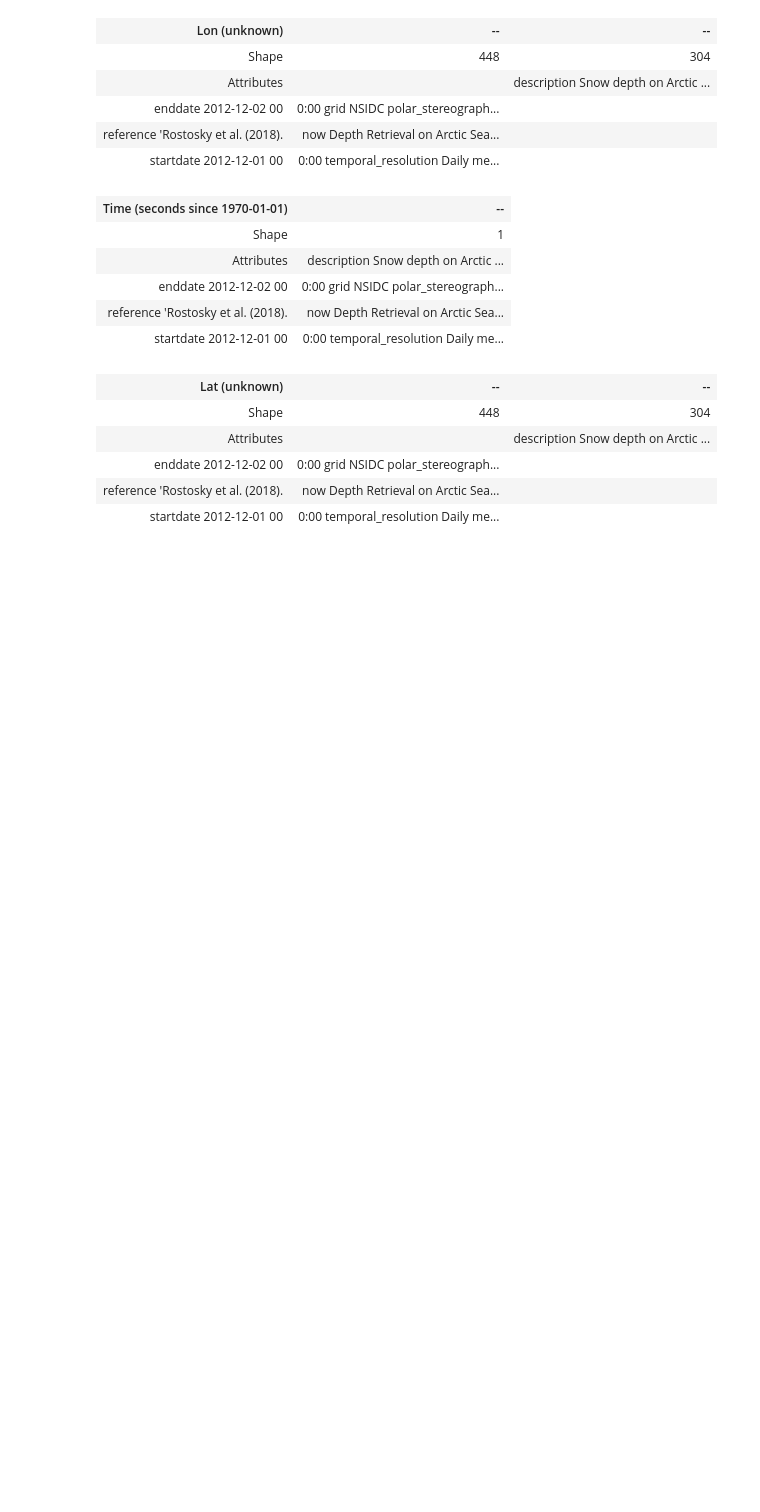
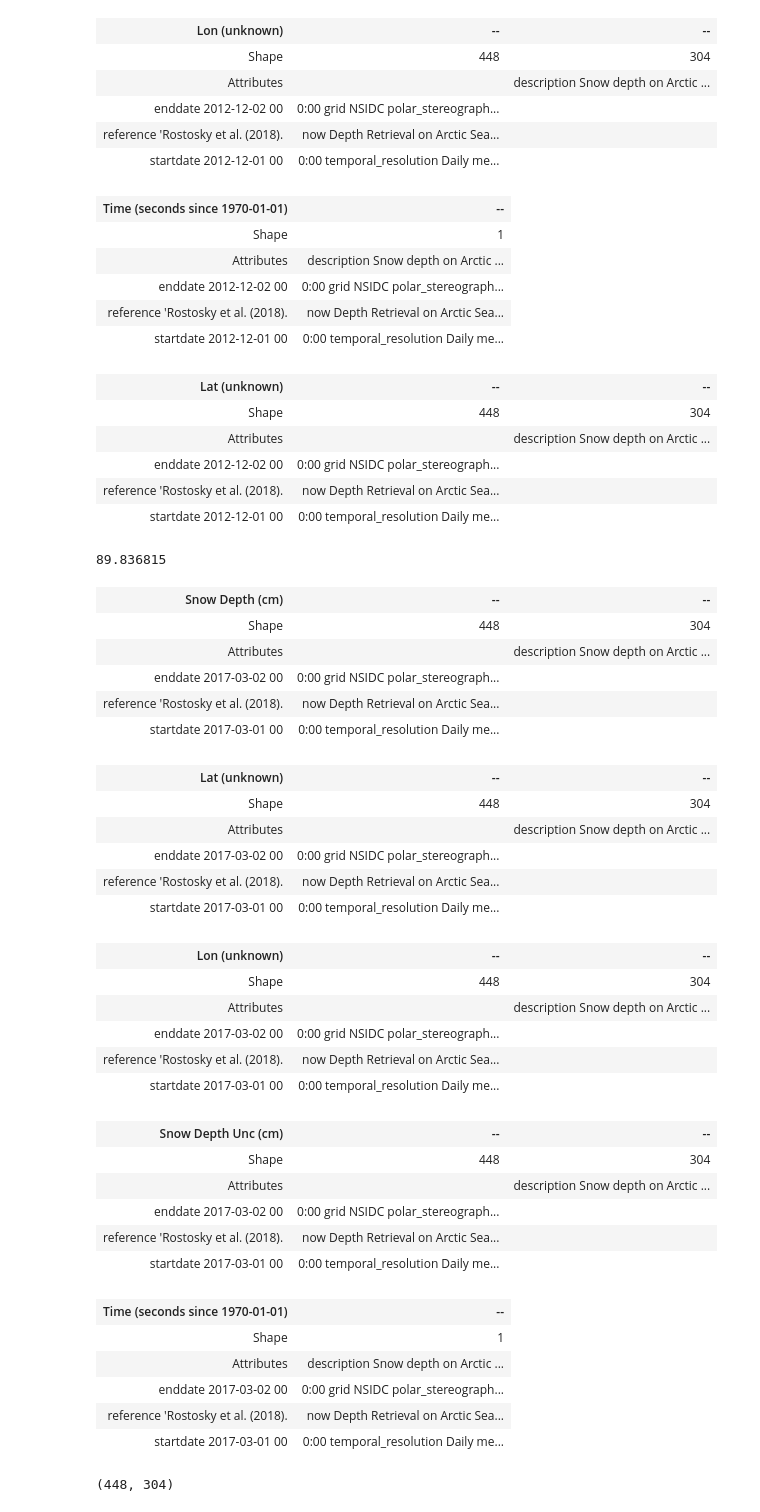
Before and after one commit to bazilsky/jupyter_local, a Jupyter notebook: netcdf/snow_depth.ipynb, the cells around one changed output. Cells and saved outputs as stored; diff of their text form; code cells hidden in the pictures; blank space fills up the shorter version.

```diff
--- a/netcdf/snow_depth.ipynb
+++ b/netcdf/snow_depth.ipynb
@@ -174,3 +178,44 @@ cube1
 | enddate 2012-12-02 00 | 0:00 grid NSIDC polar_stereograph... |  |
 | reference 'Rostosky et al. (2018). | now Depth Retrieval on Arctic Sea... |  |
 | startdate 2012-12-01 00 | 0:00 temporal_resolution Daily me... |  |
+# %%
+np.max(test_cube[1].data)
+# %% [output]
+89.836815
+# %%
+test_cube
+# %% [output]
+| Snow Depth (cm) | -- | -- |
+| Shape | 448 | 304 |
+| Attributes |  | description Snow depth on Arctic ... |
+| enddate 2017-03-02 00 | 0:00 grid NSIDC polar_stereograph... |  |
+| reference 'Rostosky et al. (2018). | now Depth Retrieval on Arctic Sea... |  |
+| startdate 2017-03-01 00 | 0:00 temporal_resolution Daily me... |  |
+| Lat (unknown) | -- | -- |
+| Shape | 448 | 304 |
+| Attributes |  | description Snow depth on Arctic ... |
+| enddate 2017-03-02 00 | 0:00 grid NSIDC polar_stereograph... |  |
+| reference 'Rostosky et al. (2018). | now Depth Retrieval on Arctic Sea... |  |
+| startdate 2017-03-01 00 | 0:00 temporal_resolution Daily me... |  |
+| Lon (unknown) | -- | -- |
+| Shape | 448 | 304 |
+| Attributes |  | description Snow depth on Arctic ... |
+| enddate 2017-03-02 00 | 0:00 grid NSIDC polar_stereograph... |  |
+| reference 'Rostosky et al. (2018). | now Depth Retrieval on Arctic Sea... |  |
+| startdate 2017-03-01 00 | 0:00 temporal_resolution Daily me... |  |
+| Snow Depth Unc (cm) | -- | -- |
+| Shape | 448 | 304 |
+| Attributes |  | description Snow depth on Arctic ... |
+| enddate 2017-03-02 00 | 0:00 grid NSIDC polar_stereograph... |  |
+| reference 'Rostosky et al. (2018). | now Depth Retrieval on Arctic Sea... |  |
+| startdate 2017-03-01 00 | 0:00 temporal_resolution Daily me... |  |
+| Time (seconds since 1970-01-01) | -- |
+| Shape | 1 |
+| Attributes | description Snow depth on Arctic ... |
+| enddate 2017-03-02 00 | 0:00 grid NSIDC polar_stereograph... |
+| reference 'Rostosky et al. (2018). | now Depth Retrieval on Arctic Sea... |
+| startdate 2017-03-01 00 | 0:00 temporal_resolution Daily me... |
+# %%
+np.shape(test_cube[1].data)
+# %% [output]
+(448, 304)
```
Also changed, not shown: parts of 1 cell of this notebook.
